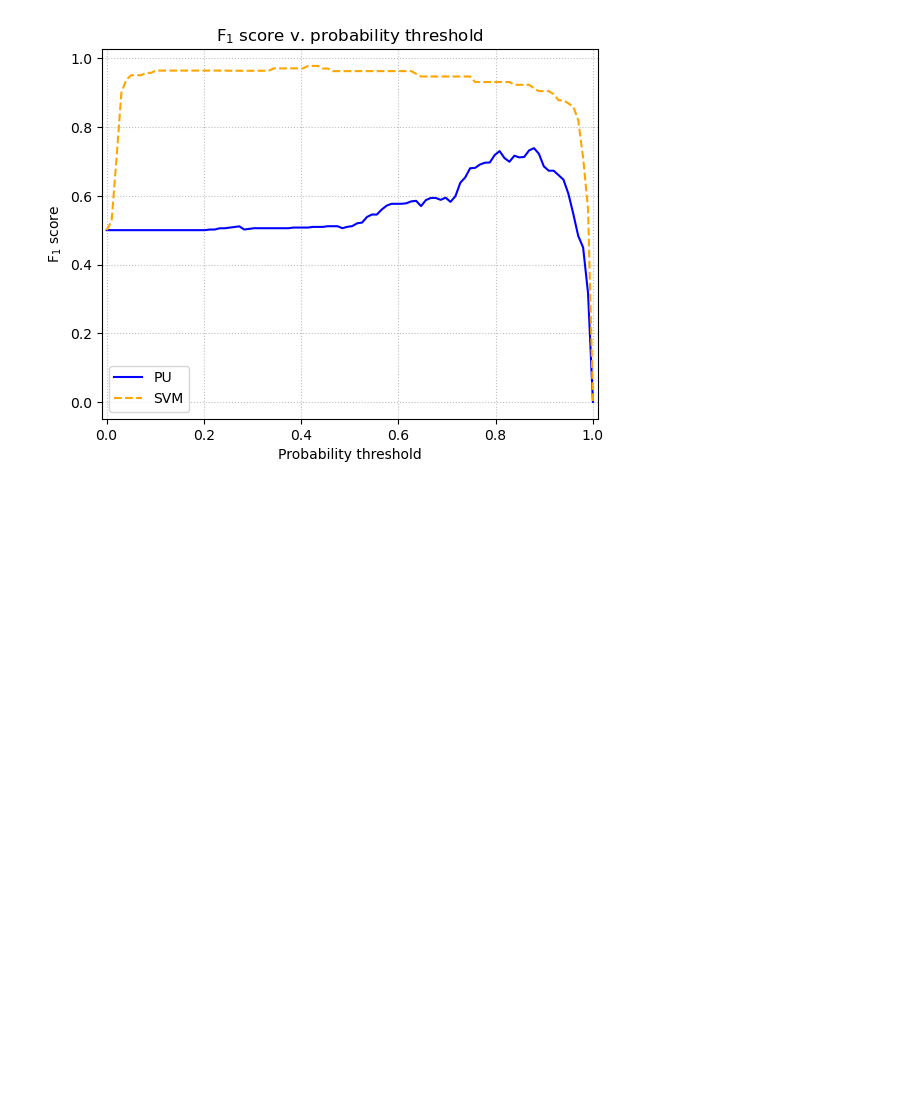
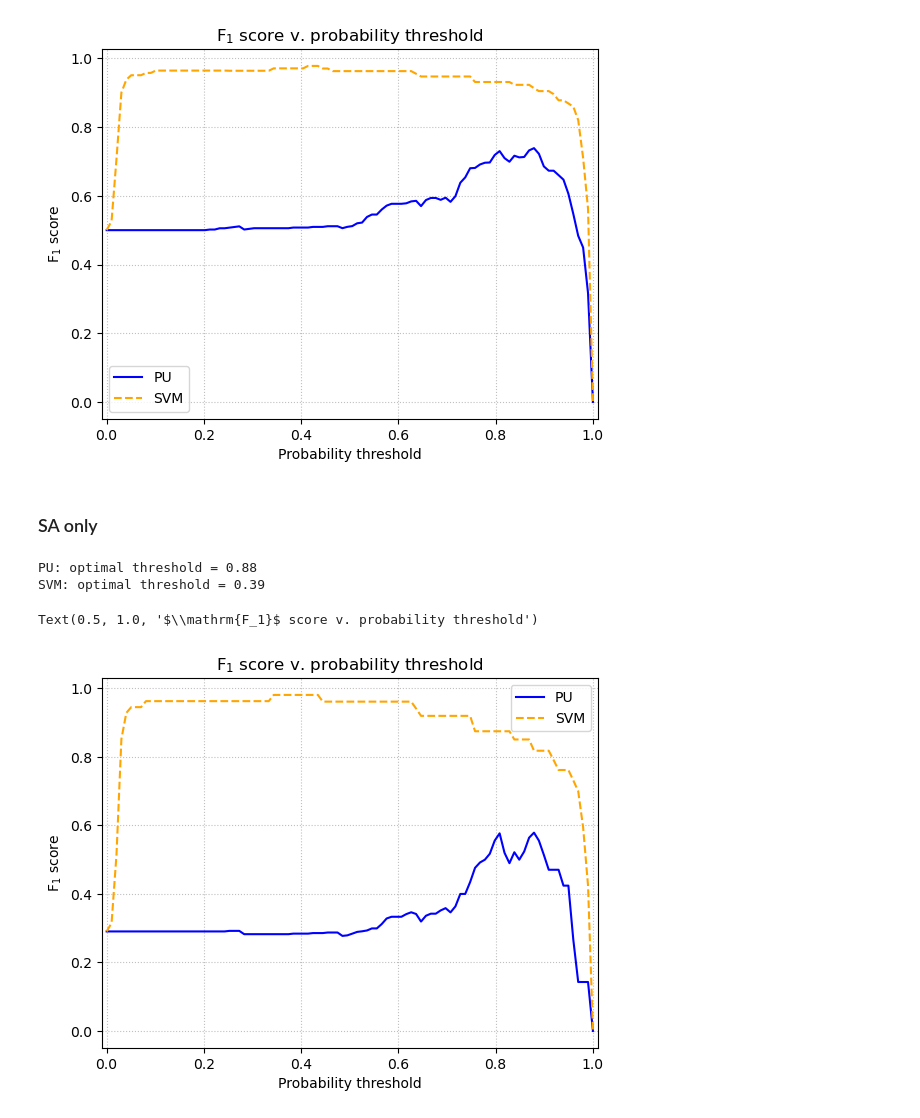
Before and after one commit to cpalfonso/stellar-data-mining, a Jupyter notebook: 01b-cross_validation.ipynb, the cells around one changed output. Cells and saved outputs as stored; diff of their text form; code cells hidden in the pictures; blank space fills up the shorter version.

```diff
--- a/01b-cross_validation.ipynb
+++ b/01b-cross_validation.ipynb
@@ -417,3 +417,36 @@ PU: optimal threshold = 0.88
 SVM: optimal threshold = 0.42
 Text(0.5, 1.0, '$\\mathrm{F_1}$ score v. probability threshold')
 [figure]
+# %% [markdown]
+### SA only
+# %%
+score_func = f1_score
+thresholds = np.linspace(0, 1, 100)
+
+fig, ax = plt.subplots(1, 1)
+for model in ("PU", "SVM"):
+    probs = probs_dict["SA"][model]
+    scores = np.zeros_like(thresholds)
+    for i, threshold in enumerate(thresholds):
+        score = score_func(y_test[indices_SA], probs >= threshold)
+        scores[i] = score
+    ax.plot(thresholds, scores, label=model, **(kwargs_dict[model]))
+    opt_value = np.median(thresholds[scores == np.nanmax(scores)])
+    print(f"{model}: optimal threshold = {opt_value:0.2f}")
+
+ax.set_xlim(-0.01, 1.01)
+ax.grid(
+    linestyle="dotted",
+    color="grey",
+    alpha=0.5,
+)
+ax.legend()
+ax.set_xlabel("Probability threshold")
+ylabel = r"$\mathrm{F_1}$ score"
+ax.set_ylabel(ylabel)
+ax.set_title(f"{ylabel} v. probability threshold")
+# %% [output]
+PU: optimal threshold = 0.88
+SVM: optimal threshold = 0.39
+Text(0.5, 1.0, '$\\mathrm{F_1}$ score v. probability threshold')
+[figure, added]
```
Also changed, not shown: parts of 8 cells of this notebook, 13 other files.
